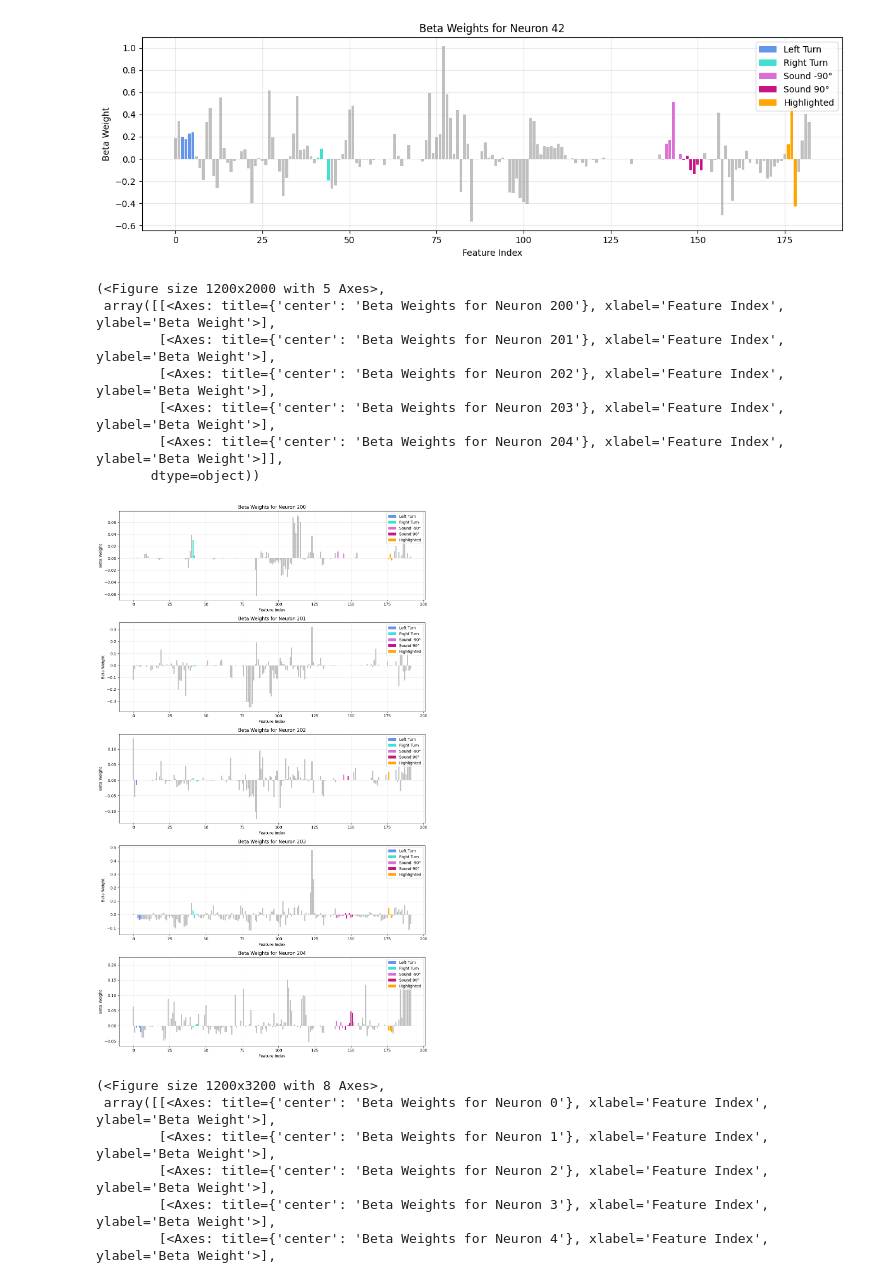
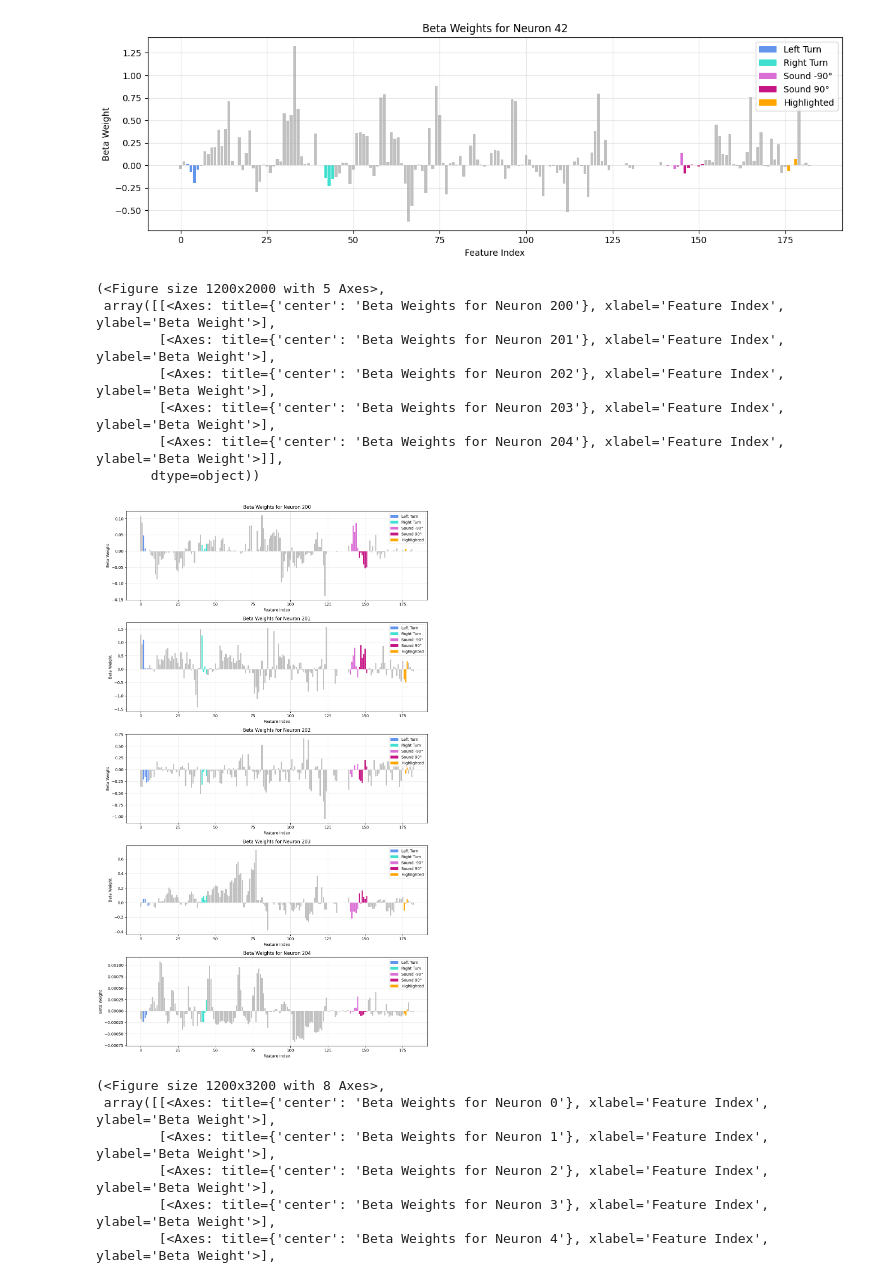
Before and after one commit to constanzabassi/GLM-analysis, a Jupyter notebook: notebooks/quick_glm_model_comparison.ipynb, the cells around one changed output. Drawn from its saved outputs; the diff is of its cells as text; code cells hidden in the pictures.

Commit message:
updates to encoding main sel results sup neurons

```diff
--- a/notebooks/quick_glm_model_comparison.ipynb
+++ b/notebooks/quick_glm_model_comparison.ipynb
@@ -62,8 +62,8 @@ save_directory_v1 = os.path.join(f'{server}/Connie/ProcessedData/{animalID}/{dat
 
 # Load data from all models
 
-model_output_og = load_GLM_results_cluster(os.path.join(save_directory_v1, 'results'), 'poss_model_1_data_cluster_')
-model_output_new = load_GLM_results_cluster(os.path.join(save_directory_v1, 'results_updated'), 'poss_model_1_data_cluster_')
+model_output_og = load_GLM_results_cluster(os.path.join(save_directory_v1, 'results'), 'poss_model_0_data_cluster_')
+model_output_new = load_GLM_results_cluster(os.path.join(save_directory_v1, 'results_updated'), 'poss_model_0_data_cluster_')
 
 # # Calculate the mean across folds for deviance explained
 # mean_dev = np.mean([model_output['frac_dev_expl'] for model_output in model_output_og.values()], axis=0)
@@ -178,20 +178,20 @@ neuron_to_plot = [42]  # replace with your neuron index
 fig, axes = plot_neuron_betas(model_output_og, neuron_to_plot)
 plt.show()
 # %% [output]
-[figure, old version]
+[figure, new version]
 # %%
 # Example usage:
 neuron_idx = [200,201,202,203,204]  # replace with your neuron index
-plot_neuron_betas(model_output_new,  neuron_idx)
+plot_neuron_betas(model_output_og,  neuron_idx)
 # %% [output]
 (<Figure size 1200x2000 with 5 Axes>,
  array([[<Axes: title={'center': 'Beta Weights for Neuron 200'}, xlabel='Feature Index', ylabel='Beta Weight'>],
         [<Axes: title={'center': 'Beta Weights for Neuron 201'}, xlabel='Feature Index', ylabel='Beta Weight'>],
         [<Axes: title={'center': 'Beta Weights for Neuron 202'}, xlabel='Feature Index', ylabel='Beta Weight'>],
         [<Axes: title={'center': 'Beta Weights for Neuron 203'}, xlabel='Feature Index', ylabel='Beta Weight'>],
         [<Axes: title={'center': 'Beta Weights for Neuron 204'}, xlabel='Feature Index', ylabel='Beta Weight'>]],
        dtype=object))
-[figure, old version]
+[figure, new version]
 # %%
 plot_neuron_betas(model_output_new,  neuron_idx)
 # %% [output]
```
Also changed, not shown: parts of 2 cells of this notebook, 1 other file.
